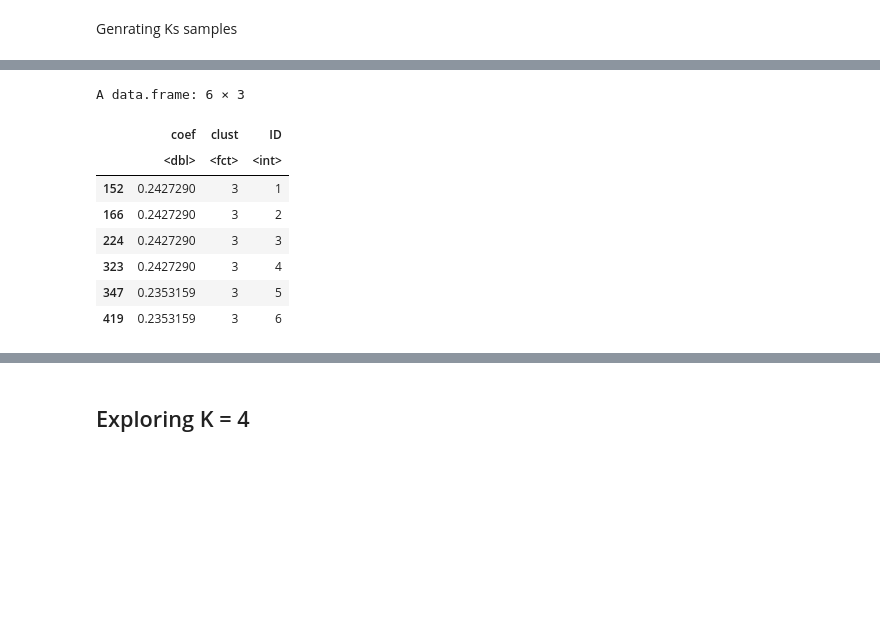
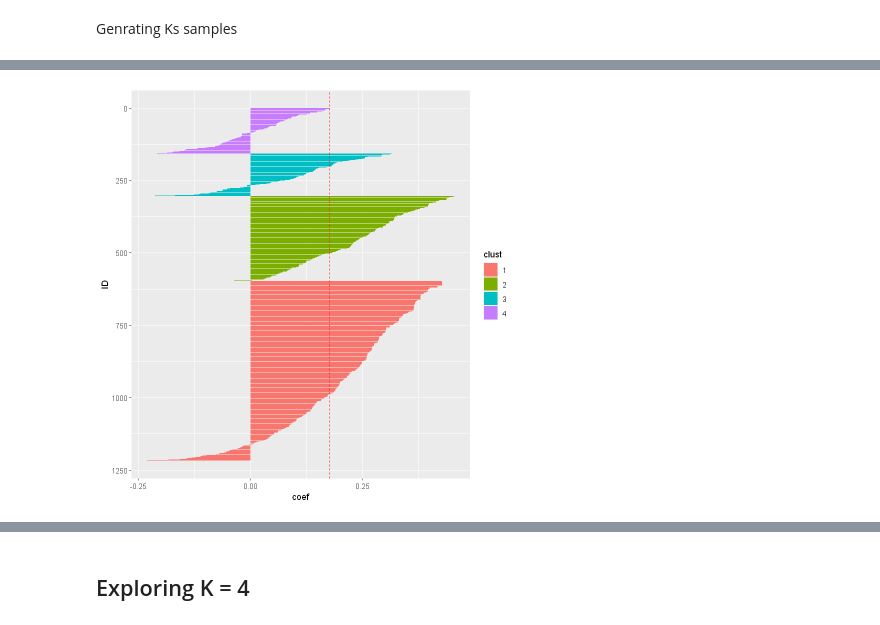
Before and after one commit to LASOS-INT/Barreiras-e-Facilitadores, a Jupyter notebook: R-notebooks/barriers_unsupervised_analysis.ipynb, the cells around one changed output, grey strips where cells are left out. Drawn from its saved outputs; the diff is of its cells as text; code cells hidden in the pictures; blank space fills up the shorter version.

```diff
--- a/R-notebooks/barriers_unsupervised_analysis.ipynb
+++ b/R-notebooks/barriers_unsupervised_analysis.ipynb
@@ -248,18 +242,16 @@ sc <- silhouette_values(num_clusters=3, df=df_during, diss_matrix=dissimilarity_
 # %%
-coef_data <- data.frame(coef=sc[[2]], clust=sc[[3]]$cluster)
+silhoutte_result <-  silhouette_values(num_clusters=4, df=df_during, diss_matrix=dissimilarity_matrix, iters=200, s=62)
+coef_data <- data.frame(coef=silhoutte_result[[2]], clust=silhoutte_result[[3]]$cluster)
 coef_data <- coef_data[order(coef_data$coef, decreasing=TRUE), ]
 coef_data <- coef_data[order(coef_data$clust, decreasing=TRUE), ]
 coef_data$clust <- as.factor(coef_data$clust )
 coef_data$ID <- seq.int(nrow(coef_data))
-head(coef_data)
+
+ggplot(data = coef_data, aes(y=coef, x=ID, fill=clust)) +
+  geom_bar(stat = "identity") +
+  geom_hline(yintercept=mean(coef_data$coef), linetype="dashed", color = "red") +
+  coord_flip() +
+  scale_x_reverse()
 # %% [output]
-A data.frame: 6 × 3
-|  | coef | clust | ID |
-|  | <dbl> | <fct> | <int> |
-| 152 | 0.2427290 | 3 | 1 |
-| 166 | 0.2427290 | 3 | 2 |
-| 224 | 0.2427290 | 3 | 3 |
-| 323 | 0.2427290 | 3 | 4 |
-| 347 | 0.2353159 | 3 | 5 |
-| 419 | 0.2353159 | 3 | 6 |
+[figure, added]
 # %%
```
Also changed, not shown: parts of 15 cells of this notebook, 2 other files.
